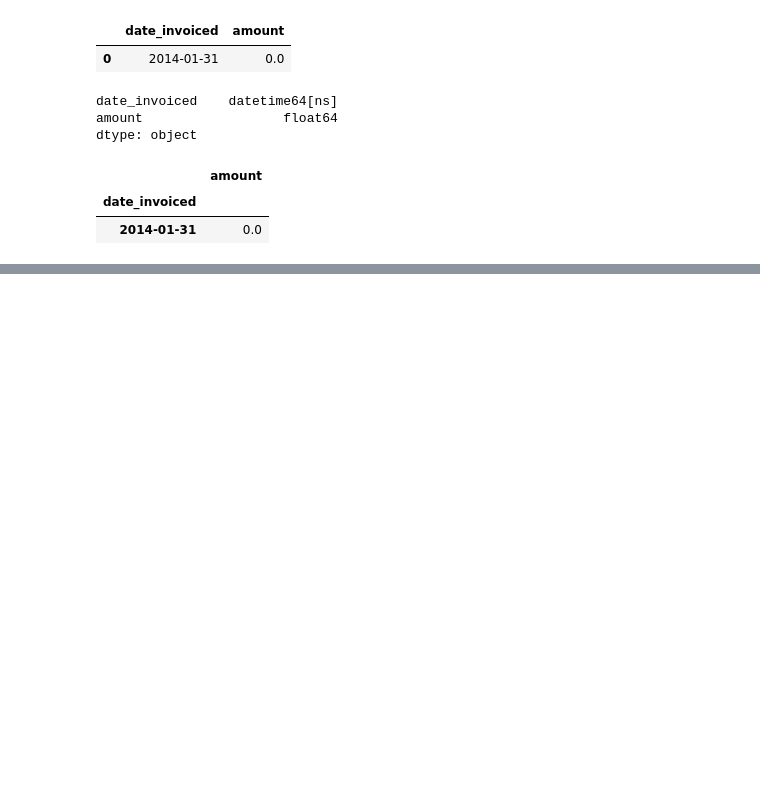
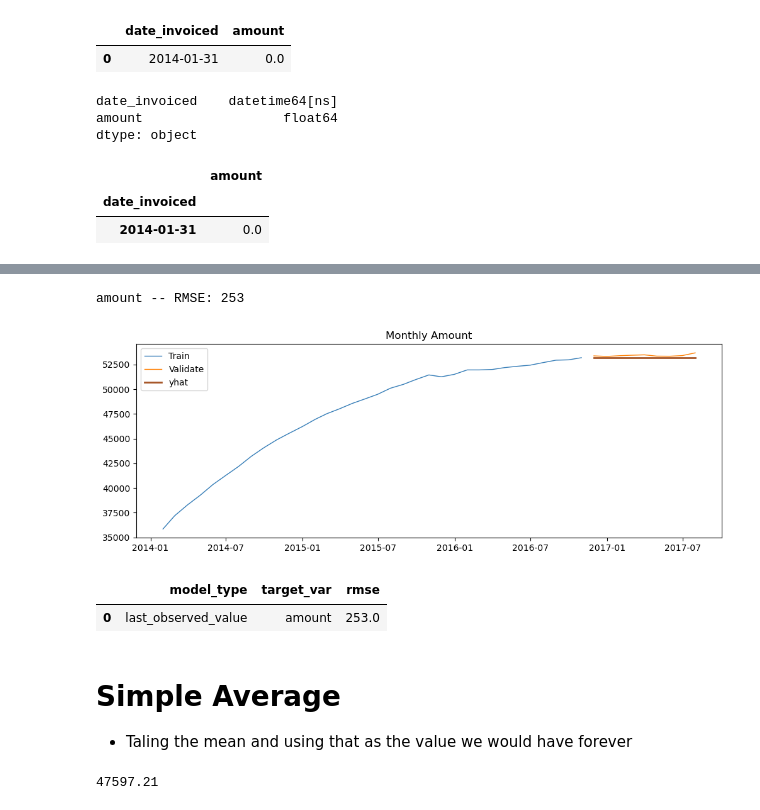
Before and after one commit to EstebanHernandez0/time-series, a Jupyter notebook: model.ipynb, the cells around one changed output, grey strips where cells are left out. Cells and saved outputs as stored; diff of their text form; code cells hidden in the pictures; blank space fills up the shorter version.

```diff
--- a/model.ipynb
+++ b/model.ipynb
@@ -99,0 +82,15 @@ Test shape: (158092, 1)
+# %%
+saas=pd.DataFrame(df.resample('M')['amount'].sum())
+#df_resampled = df.resample('d')[['quantity','sales_total']].sum()
+test_size=.90
+val_size=.70
+n=saas.shape[0]
+test_start_index=round(test_size * n)
+val_start_index=round(val_size*n)
+
+train=saas[:val_start_index]
+val=saas[val_start_index:test_start_index]
+test=saas[test_start_index:]
+
+
+print(train.shape, val.shape, test.shape)
@@ -99,0 +99,26 @@ Test shape: (158092, 1)
+# %%
+def evaluate(target_var):
+    '''
+    This function will take the actual values of the target_var from validate,
+    and the predicted values stored in yhat_df,
+    and compute the rmse, rounding to 0 decimal places.
+    it will return the rmse.
+    '''
+    rmse = round(sqrt(mean_squared_error(val[target_var], yhat_df[target_var])), 0)
+    return rmse
+
+def plot_and_eval(target_var):
+    '''
+    This function takes in the target var name (string), and returns a plot
+    of the values of train for that variable, validate, and the predicted values from yhat_df.
+    it will als lable the rmse.
+    '''
+    plt.figure(figsize = (12,4))
+    plt.plot(train[target_var], label='Train', linewidth=1, color='#377eb8')
+    plt.plot(val[target_var], label='Validate', linewidth=1, color='#ff7f00')
+    plt.plot(yhat_df[target_var], label='yhat', linewidth=2, color='#a65628')
+    plt.legend()
+    plt.title('Monthly Amount')
+    rmse = evaluate(target_var)
+    print(target_var, '-- RMSE: {:.0f}'.format(rmse))
+    plt.show()
@@ -99,0 +167,21 @@ Test shape: (158092, 1)
+# %%
+plot_and_eval('amount')
+# %% [output]
+amount -- RMSE: 253
+[figure, added]
+# %%
+eval_df = append_eval_df(model_type = 'last_observed_value',
+                             target_var = 'amount')
+
+eval_df
+# %% [output]
+|  | model_type | target_var | rmse |
+| 0 | last_observed_value | amount | 253.0 |
+# %% [markdown]
+# Simple Average
+   - Taling the mean and using that as the value we would have forever
+# %%
+avg_amount=round(train['amount'].mean(),2)
+avg_amount
+# %% [output]
+47597.21
```
Also changed, not shown: parts of 24 cells of this notebook.
